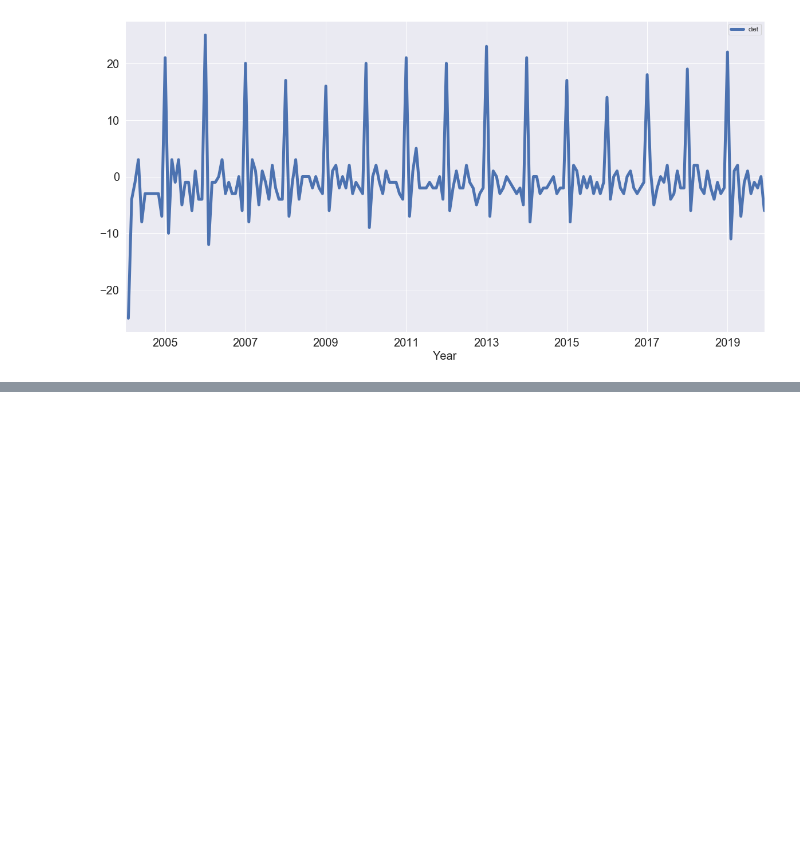
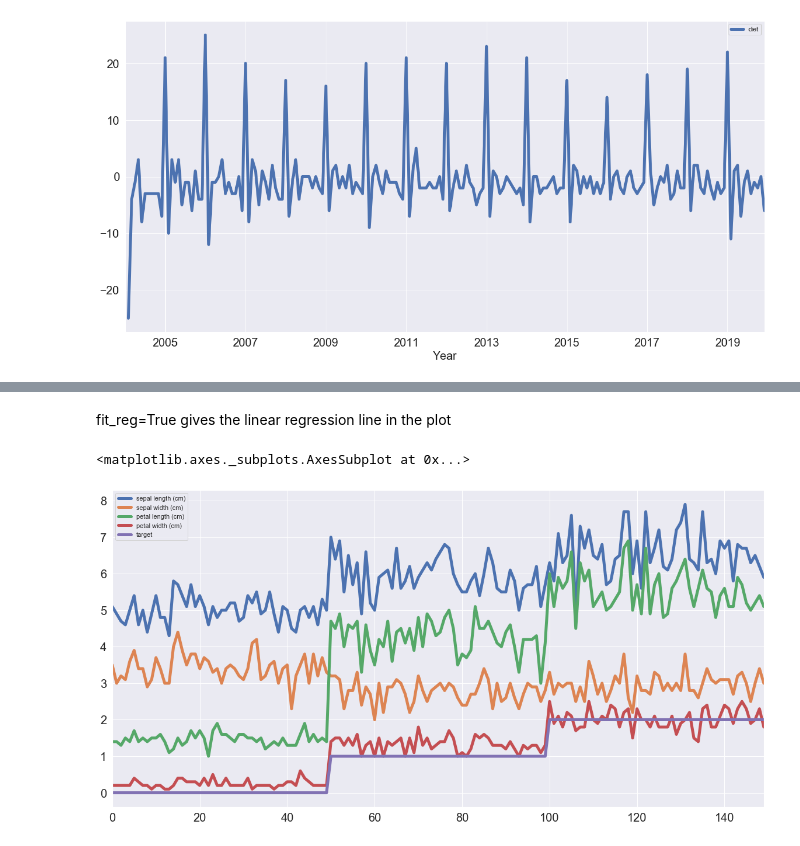
Before and after one commit to pillaiharish/Exercise, a Jupyter notebook: datacamp/timeseriesanalysis/timeseries_datacamp1.ipynb, the cells around one changed output, grey strips where cells are left out. Cells and saved outputs as stored; diff of their text form; code cells hidden in the pictures; blank space fills up the shorter version.

```diff
--- a/datacamp/timeseriesanalysis/timeseries_datacamp1.ipynb
+++ b/datacamp/timeseriesanalysis/timeseries_datacamp1.ipynb
@@ -304,0 +383,7 @@ Text(0.5, 0, 'Year')
+# %% [markdown]
+fit_reg=True gives the linear regression line in the plot
+# %%
+df_iris.plot(figsize=(20,10),linewidth=5,fontsize=20)
+# %% [output]
+<matplotlib.axes._subplots.AxesSubplot at 0x...>
+[figure, added]
```
Also changed, not shown: parts of 42 cells of this notebook.
